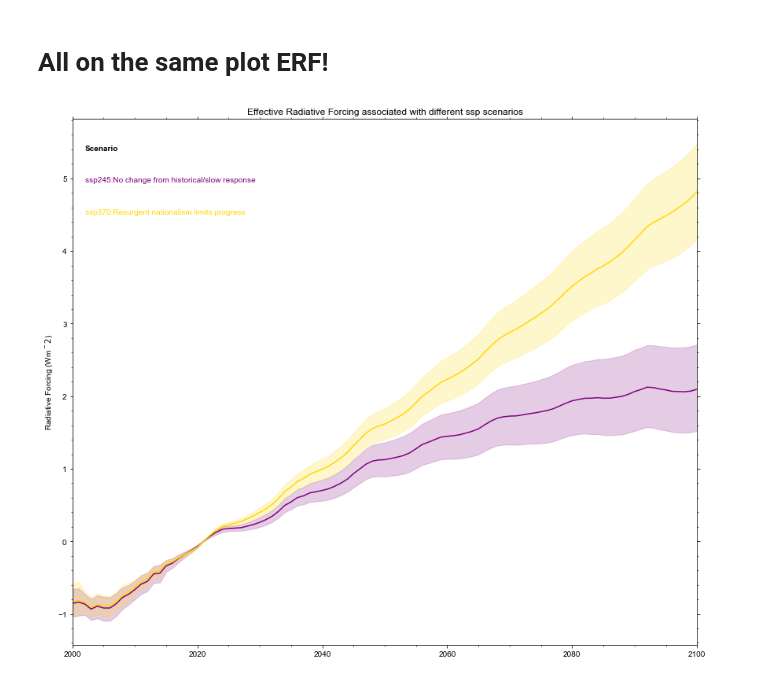
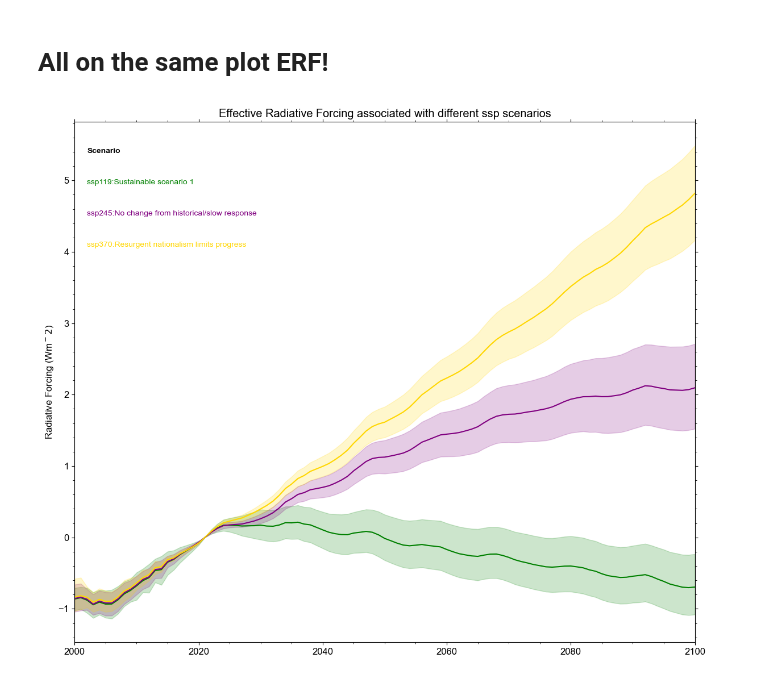
Before and after one commit to camillamathison/FaIR-Spice, a Jupyter notebook: notebooks/run-fair-ar6-ssp245.ipynb, the cells around one changed output. Drawn from its saved outputs; the diff is of its cells as text; code cells hidden in the pictures.

```diff
--- a/notebooks/run-fair-ar6-ssp245.ipynb
+++ b/notebooks/run-fair-ar6-ssp245.ipynb
@@ -142,0 +242,11 @@ pl.legend()
+# %%
+result_t = np.array(result).transpose(1,2,0)
+# %%
+results_out['ssp119'] = {}
+c, t, f_ant, f_aer, f_tot = result_t
+temp_rebase = t - t[100:151,:].mean(axis=0)
+results_out['ssp119']['co2_conc'] = c
+results_out['ssp119']['temp'] = temp_rebase
+results_out['ssp119']['F_ant'] = f_ant
+results_out['ssp119']['F_aer'] = f_aer
+results_out['ssp119']['F_tot'] = f_tot
@@ -306,8 +422,8 @@ labels = {
 fig, ax = pl.subplots(figsize=(12, 10))
 
 ax.text(0.02, 0.94, 'Scenario', fontweight='bold', fontsize=10, transform=ax.transAxes)
-for i, scenario in enumerate(['ssp245','ssp370']):
-    if scenario in ['ssp245', 'ssp370']:
+for i, scenario in enumerate(['ssp119','ssp245','ssp370']):
+    if scenario in ['ssp119','ssp245', 'ssp370']:
         ax.fill_between(np.arange(2000,2101), np.percentile(results_out[scenario]['temp'][250:351,:] - results_out[scenario]['temp'][271,:], 5, axis=1), np.percentile(results_out[scenario]['temp'][250:351,:] - results_out[scenario]['temp'][271,:], 95, axis=1), color=colors[scenario], alpha=0.2)
     ax.plot(np.arange(2000, 2101), np.median(results_out[scenario]['temp'][250:351,:] - results_out[scenario]['temp'][271,:], axis=1), color=colors[scenario], label=labels[scenario])
     ax.text(0.02, 0.88-0.06*i, labels[scenario], color=colors[scenario], transform=ax.transAxes, fontsize=10)
@@ -335,5 +451,5 @@ ax1.axhline(1.5, ls='-.', color='k', lw=0.5)
 ax1.axhline(1.75, ls='-.', color='k', lw=0.5)
 ax1.axhline(2.0, ls='-', color='k', lw=0.5)
 fig.tight_layout()
-pl.savefig('../plots/rcmip_245_370_scenarios_temp.png', dpi=500, transparent=False)
+pl.savefig('../plots/rcmip_119_245_370_scenarios_temp.png', dpi=500, transparent=False)
 # %% [output]
@@ -344,7 +460,7 @@ pl.savefig('../plots/rcmip_245_370_scenarios_temp.png', dpi=500, transparent=Fal
 fig, ax = pl.subplots(figsize=(12, 10))
 
 ax.text(0.02, 0.94, 'Scenario', fontweight='bold', fontsize=10, transform=ax.transAxes)
-for i, scenario in enumerate(['ssp245', 'ssp370']):
+for i, scenario in enumerate(['ssp119','ssp245', 'ssp370']):
     #possible scenarios ['ssp119', 'ssp126', 'ssp245', 'ssp370','ssp434','ssp585']:
     ax.fill_between(np.arange(2000,2101), np.percentile(results_out[scenario]['co2_conc'][250:351,:] - results_out[scenario]['co2_conc'][271,:], 5, axis=1), np.percentile(results_out[scenario]['co2_conc'][250:351,:] - results_out[scenario]['co2_conc'][271,:], 95, axis=1), color=colors[scenario], alpha=0.2)
     ax.plot(np.arange(2000, 2101), np.median(results_out[scenario]['co2_conc'][250:351,:] - results_out[scenario]['co2_conc'][271,:], axis=1), color=colors[scenario], label=labels[scenario])
@@ -364,5 +480,5 @@ ax1.spines['right'].set_color('gray')
 ax1.tick_params(axis='y', colors='gray')
 
 fig.tight_layout()
-pl.savefig('../plots/rcmip_245_370_scenarios_CO2conc.png', dpi=500, transparent=False)
+pl.savefig('../plots/rcmip_119_245_370_scenarios_CO2conc.png', dpi=500, transparent=False)
 # %% [output]
@@ -372,28 +488,28 @@ pl.savefig('../plots/rcmip_245_370_scenarios_CO2conc.png', dpi=500, transparent=
 # %%
 fig, ax = pl.subplots(figsize=(12, 10))
 
 ax.text(0.02, 0.94, 'Scenario', fontweight='bold', fontsize=10, transform=ax.transAxes)
-for i, scenario in enumerate(['ssp245', 'ssp370']):
+for i, scenario in enumerate(['ssp119','ssp245', 'ssp370']):
     #if scenario in ['ssp119', 'ssp245', 'ssp434']:
     #'ssp119', 'ssp126', 'ssp245', 'ssp370','ssp434','ssp585'
     ax.fill_between(np.arange(2000,2101), np.percentile(results_out[scenario]['F_tot'][250:351,:] - results_out[scenario]['F_tot'][271,:], 5, axis=1), np.percentile(results_out[scenario]['F_tot'][250:351,:] - results_out[scenario]['F_tot'][271,:], 95, axis=1), color=colors[scenario], alpha=0.2)
     ax.plot(np.arange(2000, 2101), np.median(results_out[scenario]['F_tot'][250:351,:] - results_out[scenario]['F_tot'][271,:], axis=1), color=colors[scenario], label=labels[scenario])
     ax.text(0.02, 0.88-0.06*i, labels[scenario], color=colors[scenario], transform=ax.transAxes, fontsize=10)
 #ax.legend(fontsize=10);
 ax.set_ylabel(r'Radiative Forcing (Wm${^-2}$)');
 ax.set_title('Effective Radiative Forcing associated with different ssp scenarios');
 ax.set_xlim(2000, 2100)
 #ax.set_ylim(-0.5, 1.5)
 
 from matplotlib import ticker
 
 
 ax1.yaxis.set_major_locator(ticker.FixedLocator(positions))
 
 ax1.spines['right'].set_color('gray')
 ax1.tick_params(axis='y', colors='gray')
 
 fig.tight_layout()
-pl.savefig('../plots/rcmip_245_370_scenarios_erf.png', dpi=500, transparent=False)
+pl.savefig('../plots/rcmip_119_245_370_scenarios_erf.png', dpi=500, transparent=False)
 # %% [output]
-[figure, old version]
+[figure, new version]
```
Also changed, not shown: parts of 24 cells of this notebook, 1 other file.
